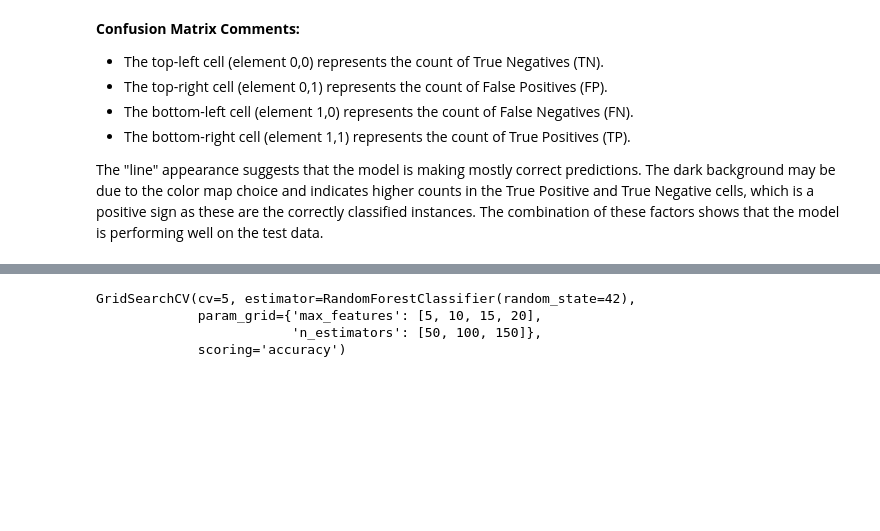
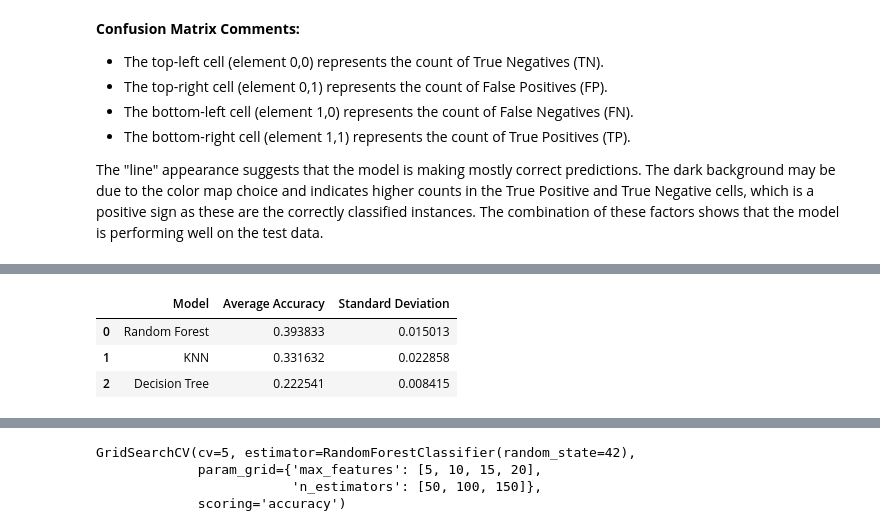
Before and after one commit to Fcazarez/RRC3_IntroAI_Project2_Random_Forest_Ensembles, a Jupyter notebook: Copy_of_Project2_Intro_AI_Random_Forest_Ensembles.ipynb, the cells around one changed output, grey strips where cells are left out. Cells and saved outputs as stored; diff of their text form; code cells hidden in the pictures; blank space fills up the shorter version.

```diff
--- a/Copy_of_Project2_Intro_AI_Random_Forest_Ensembles.ipynb
+++ b/Copy_of_Project2_Intro_AI_Random_Forest_Ensembles.ipynb
@@ -543,17 +527,0 @@ According to the hyperparameters, this is the best model
-# %%
-# model with best hyperparameters
-decision_tree_classifier_hyper = DecisionTreeClassifier(
-    random_state=42,
-    max_depth=15,
-    min_samples_split=2,
-    min_samples_leaf=1
-)
-
-# Training the model with hyperparameters
-decision_tree_classifier_hyper.fit(X_train, y_train)
-
-y_train_pred_dt_hyper = decision_tree_classifier_hyper.predict(X_train)
-y_test_pred_dt_hyper = decision_tree_classifier_hyper.predict(X_test)
-
-train_accuracy_dt_hyper = accuracy_score(y_train, y_train_pred_dt_hyper)
-test_accuracy_dt_hyper = accuracy_score(y_test, y_test_pred_dt_hyper)
@@ -680,0 +562,29 @@ Evaluating the models, Random Forest appears to be the best based on average acc
+# %%
+# Create instances of the models
+rf_classifier = RandomForestClassifier(max_features=15, n_estimators=25, random_state=42)
+knn_classifier = KNeighborsClassifier(n_neighbors=13)
+dt_classifier = DecisionTreeClassifier(max_depth=15, min_samples_split=5, min_samples_leaf=1, random_state=42)
+
+# Assuming you have X and y as your feature and target data
+
+# Perform 5-fold cross-validation and calculate accuracy scores
+rf_scores = cross_val_score(rf_classifier, X_train, y_train, cv=5, scoring='accuracy')
+knn_scores = cross_val_score(knn_classifier, X_train, y_train, cv=5, scoring='accuracy')
+dt_scores = cross_val_score(dt_classifier, X_train, y_train, cv=5, scoring='accuracy')
+
+# Create a DataFrame with model names, average accuracy, and standard deviation
+data = {
+    "Model": ["Random Forest", "KNN", "Decision Tree"],
+    "Average Accuracy": [rf_scores.mean(), knn_scores.mean(), dt_scores.mean()],
+    "Standard Deviation": [rf_scores.std() * 2, knn_scores.std() * 2, dt_scores.std() * 2]
+}
+
+comparison_df = pd.DataFrame(data)
+
+# Display the comparison DataFrame
+comparison_df
+# %% [output]
+|  | Model | Average Accuracy | Standard Deviation |
+| 0 | Random Forest | 0.393833 | 0.015013 |
+| 1 | KNN | 0.331632 | 0.022858 |
+| 2 | Decision Tree | 0.222541 | 0.008415 |
```
Also changed, not shown: parts of 27 cells of this notebook.
